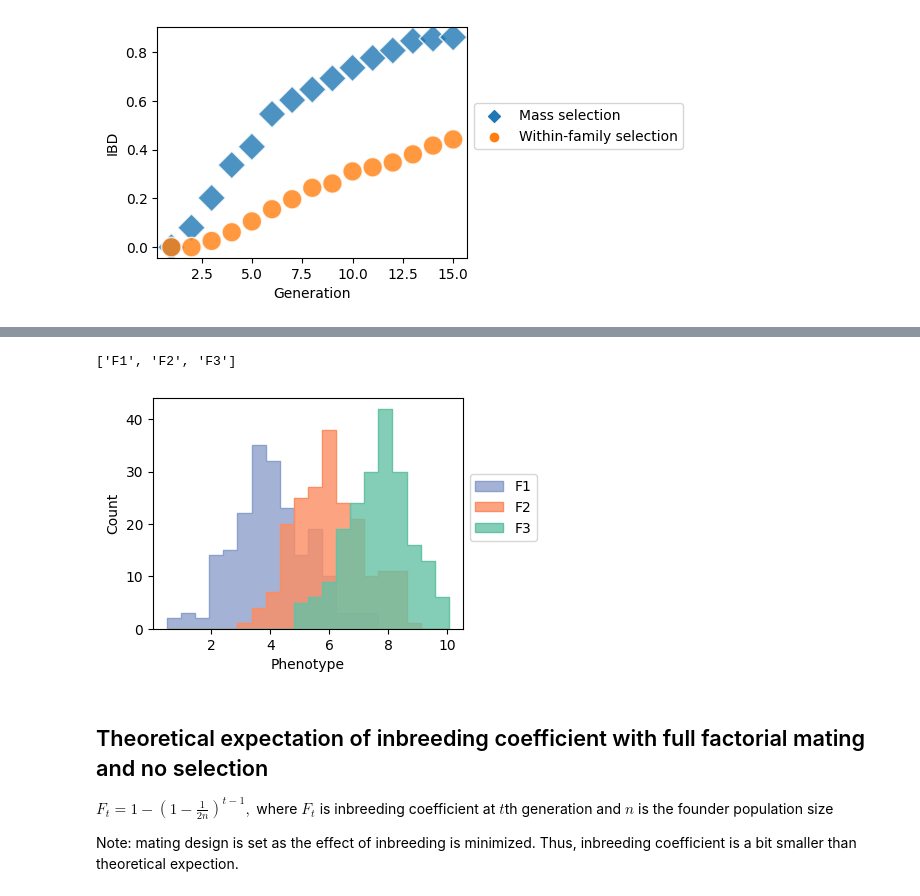
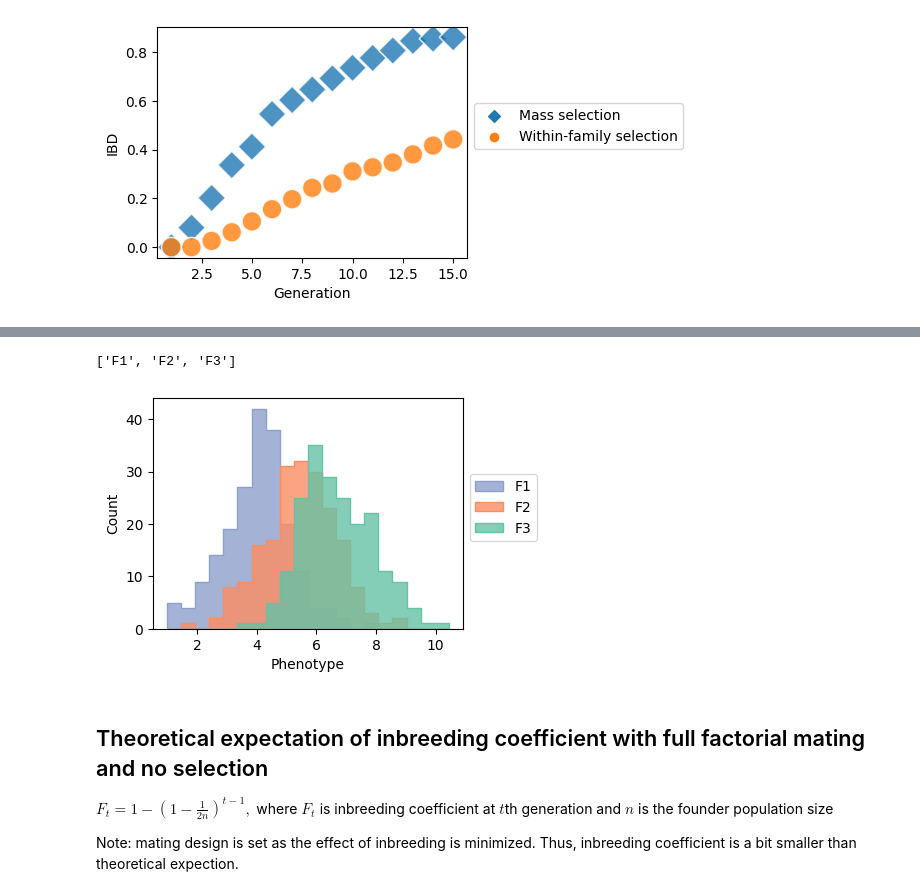
Before and after one commit to showhey0119/aquabreeding, a Jupyter notebook: aquabreeding_tutorial.ipynb, the cells around one changed output, grey strips where cells are left out. Drawn from its saved outputs; the diff is of its cells as text; code cells hidden in the pictures.

```diff
--- a/aquabreeding_tutorial.ipynb
+++ b/aquabreeding_tutorial.ipynb
@@ -539,6 +538,4 @@ The sums of n_female and n_male must be equal to founder_size
 # %%
-# Simulate mass selection with GBLUP
-
 # results are stored in pandas DataFrame
 cols = ['Phenotype', 'Generation']
 df1 = pd.DataFrame(index=[], columns=cols)
@@ -547,35 +544,35 @@ df1 = pd.DataFrame(index=[], columns=cols)
 # initial setting
 aqua = aq.AquaBreeding(founder_size=(10, 10),
                        progeny_size=(100, 100),
                        chrom=(2, 100_000_000, 2.0, 2.0),
                        n_snp=50,
                        mean_phenotype=4.0,
                        effect_var=0.15,
                        residual_var=0.4,
                        gblup=1000)
 aqua.snp_structured_pop(n_pop=5, fst_value=0.3,
                         n_female=(2, 2, 2, 2, 2),
                         n_male=(2, 2, 2, 2, 2)) ######
 aqua.mating_design(cross_design='full')
 
 g_max = 3  # simulate from F1 to F3
 
 for g in range(g_max):
     aqua.mating()
-    aqua.breeding_value(blup='GBLUP')  ######
+    aqua.breeding_value(blup='ABLUP')
     # get phenotype data of the progeny population
     phe_ls = aqua.get_phenotype()
     record = pd.DataFrame([phe_ls, [f'F{g+1}']*len(phe_ls)]).transpose()
     record.columns = cols
     df1 = pd.concat([df1, record], ignore_index=True)
     if g == g_max-1:  # last generation
         break
     aqua.selection(target='bv', method='mass')
 
 hist_3g(df1, g_max, 'Phenotype')
 # %% [output]
 ['F1', 'F2', 'F3']
-[figure, old version]
+[figure, new version]
 # %% [markdown]
 ## Theoretical expectation of inbreeding coefficient with full factorial mating and no selection
 $F_{t} = 1 - \left(1 - \frac{1}{2n}\right)^{t-1},$
```
Also changed, not shown: parts of 2 cells of this notebook.
